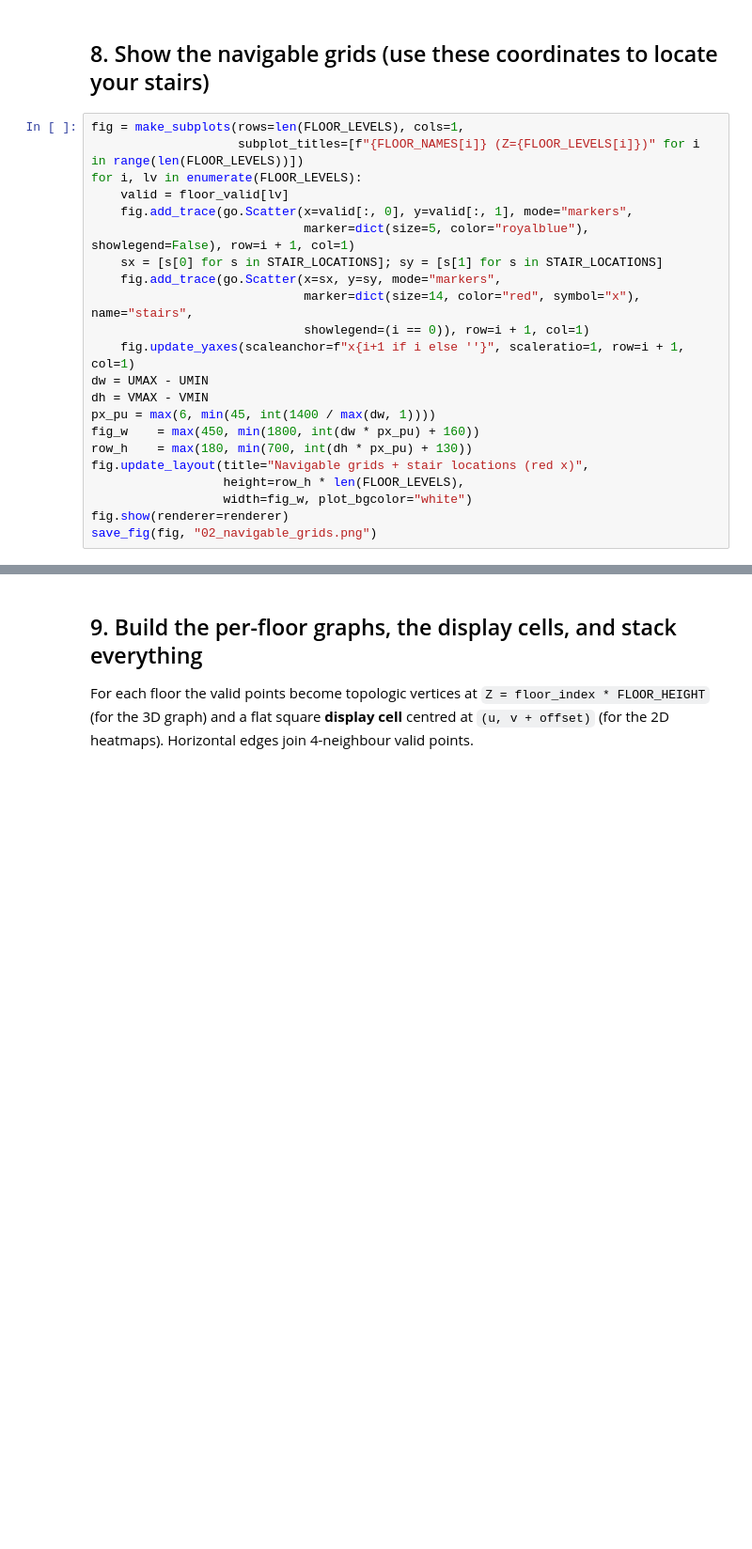
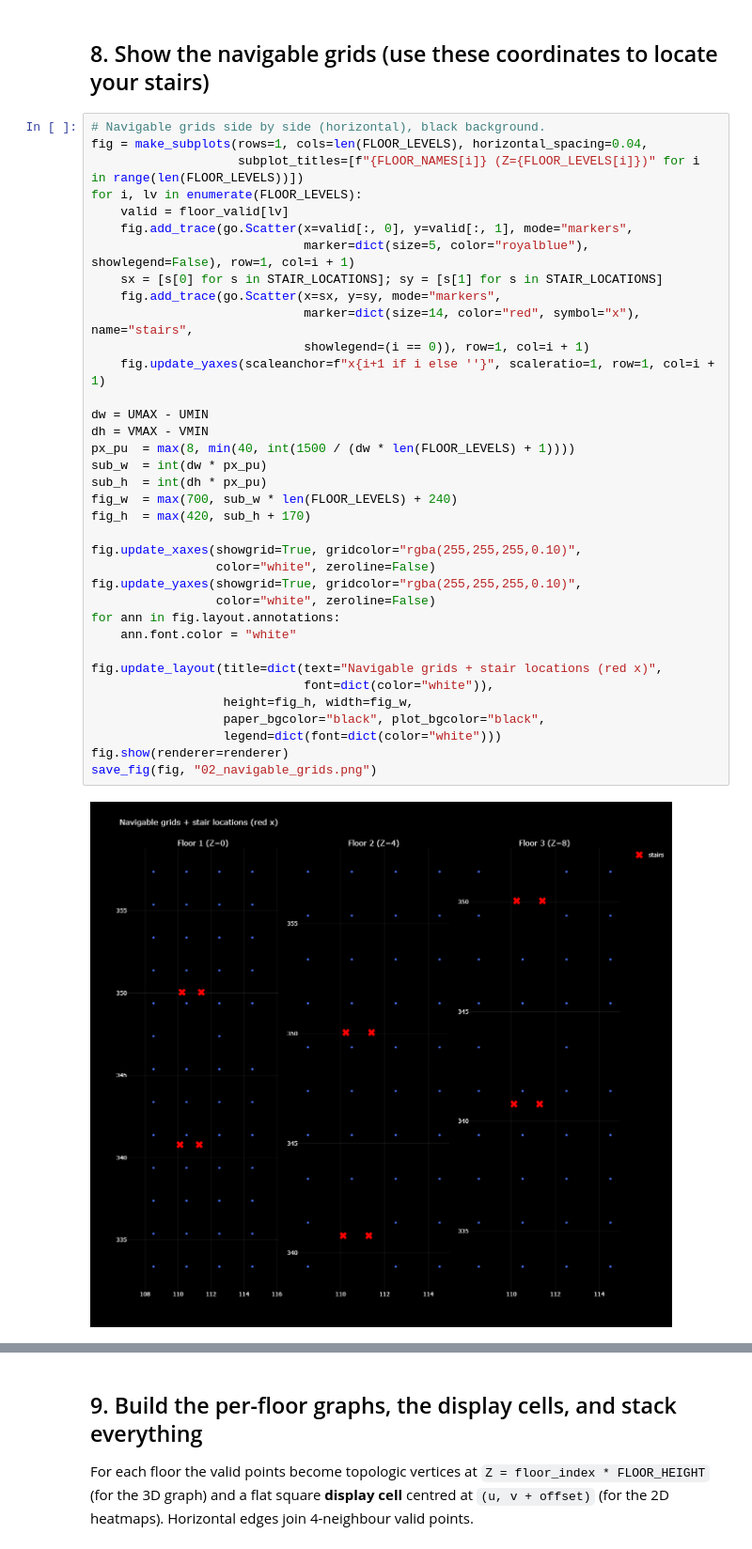
Before and after one commit to ramon-garcia-ayala/Graph-Machine-Learning, a Jupyter notebook: Final_Project/Notebooks/Spatial Intelligence/NB_Marsella_Apartments_Section.ipynb, the cells around one changed output, grey strips where cells are left out. Shown at 94% size. Saved outputs shown, nothing was run; the diff lists cells and outputs as text; blank space fills up the shorter version.

```diff
--- a/Final_Project/Notebooks/Spatial Intelligence/NB_Marsella_Apartments_Section.ipynb
+++ b/Final_Project/Notebooks/Spatial Intelligence/NB_Marsella_Apartments_Section.ipynb
@@ -260,24 +323,40 @@ for i, lv in enumerate(FLOOR_LEVELS):
 # %% [markdown]
 ## 8. Show the navigable grids (use these coordinates to locate your stairs)
 # %%
-fig = make_subplots(rows=len(FLOOR_LEVELS), cols=1,
+# Navigable grids side by side (horizontal), black background.
+fig = make_subplots(rows=1, cols=len(FLOOR_LEVELS), horizontal_spacing=0.04,
                     subplot_titles=[f"{FLOOR_NAMES[i]} (Z={FLOOR_LEVELS[i]})" for i in range(len(FLOOR_LEVELS))])
 for i, lv in enumerate(FLOOR_LEVELS):
     valid = floor_valid[lv]
     fig.add_trace(go.Scatter(x=valid[:, 0], y=valid[:, 1], mode="markers",
-                             marker=dict(size=5, color="royalblue"), showlegend=False), row=i + 1, col=1)
+                             marker=dict(size=5, color="royalblue"), showlegend=False), row=1, col=i + 1)
     sx = [s[0] for s in STAIR_LOCATIONS]; sy = [s[1] for s in STAIR_LOCATIONS]
     fig.add_trace(go.Scatter(x=sx, y=sy, mode="markers",
                              marker=dict(size=14, color="red", symbol="x"), name="stairs",
-                             showlegend=(i == 0)), row=i + 1, col=1)
-    fig.update_yaxes(scaleanchor=f"x{i+1 if i else ''}", scaleratio=1, row=i + 1, col=1)
+                             showlegend=(i == 0)), row=1, col=i + 1)
+    fig.update_yaxes(scaleanchor=f"x{i+1 if i else ''}", scaleratio=1, row=1, col=i + 1)
+
 dw = UMAX - UMIN
 dh = VMAX - VMIN
-px_pu = max(6, min(45, int(1400 / max(dw, 1))))
-fig_w    = max(450, min(1800, int(dw * px_pu) + 160))
-row_h    = max(180, min(700, int(dh * px_pu) + 130))
-fig.update_layout(title="Navigable grids + stair locations (red x)",
-                  height=row_h * len(FLOOR_LEVELS),
-                  width=fig_w, plot_bgcolor="white")
+px_pu  = max(8, min(40, int(1500 / (dw * len(FLOOR_LEVELS) + 1))))
+sub_w  = int(dw * px_pu)
+sub_h  = int(dh * px_pu)
+fig_w  = max(700, sub_w * len(FLOOR_LEVELS) + 240)
+fig_h  = max(420, sub_h + 170)
+
+fig.update_xaxes(showgrid=True, gridcolor="rgba(255,255,255,0.10)",
+                 color="white", zeroline=False)
+fig.update_yaxes(showgrid=True, gridcolor="rgba(255,255,255,0.10)",
+                 color="white", zeroline=False)
+for ann in fig.layout.annotations:
+    ann.font.color = "white"
+
+fig.update_layout(title=dict(text="Navigable grids + stair locations (red x)",
+                             font=dict(color="white")),
+                  height=fig_h, width=fig_w,
+                  paper_bgcolor="black", plot_bgcolor="black",
+                  legend=dict(font=dict(color="white")))
 fig.show(renderer=renderer)
 save_fig(fig, "02_navigable_grids.png")
+# %% [output]
+[figure, added]
```
Also changed, not shown: parts of 24 cells of this notebook, 14 other files.
